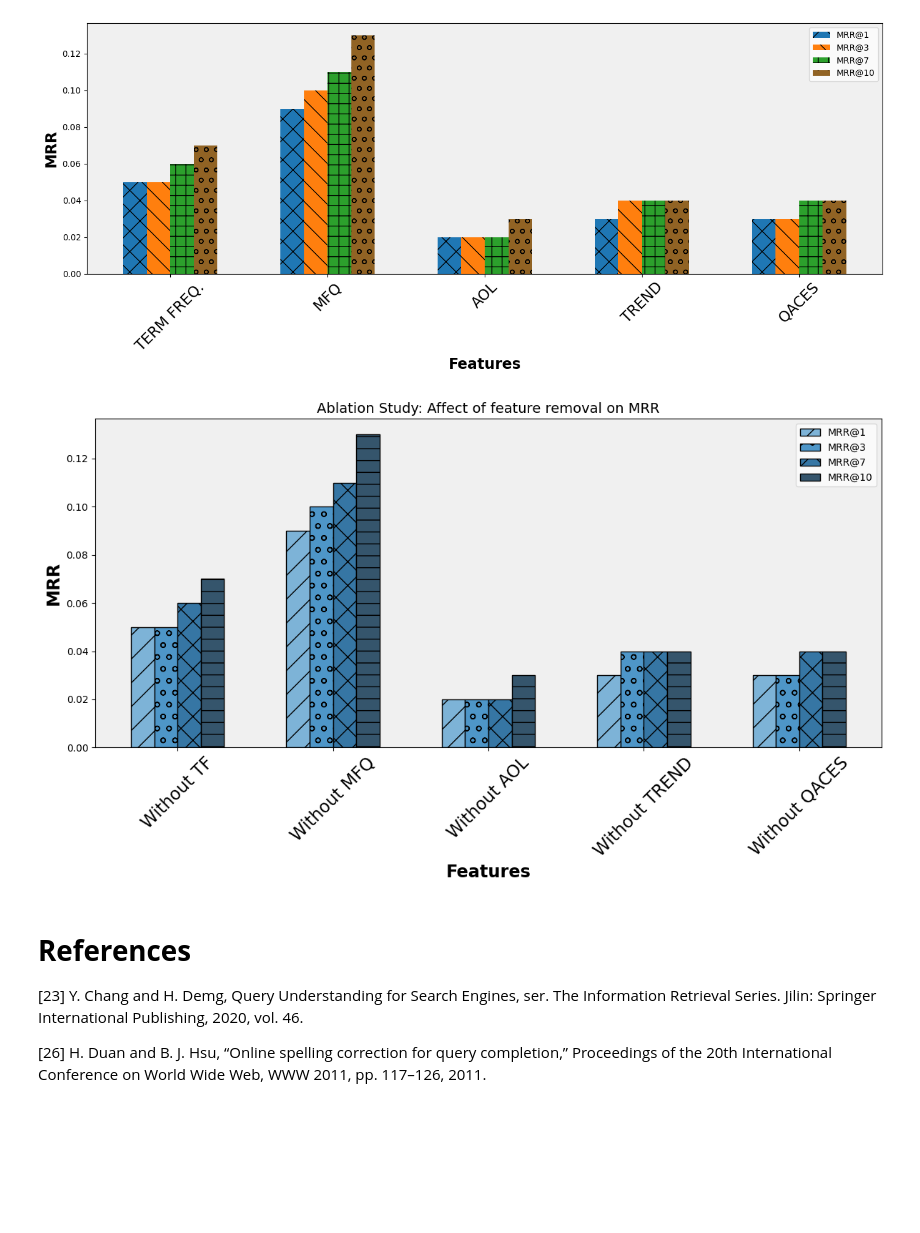
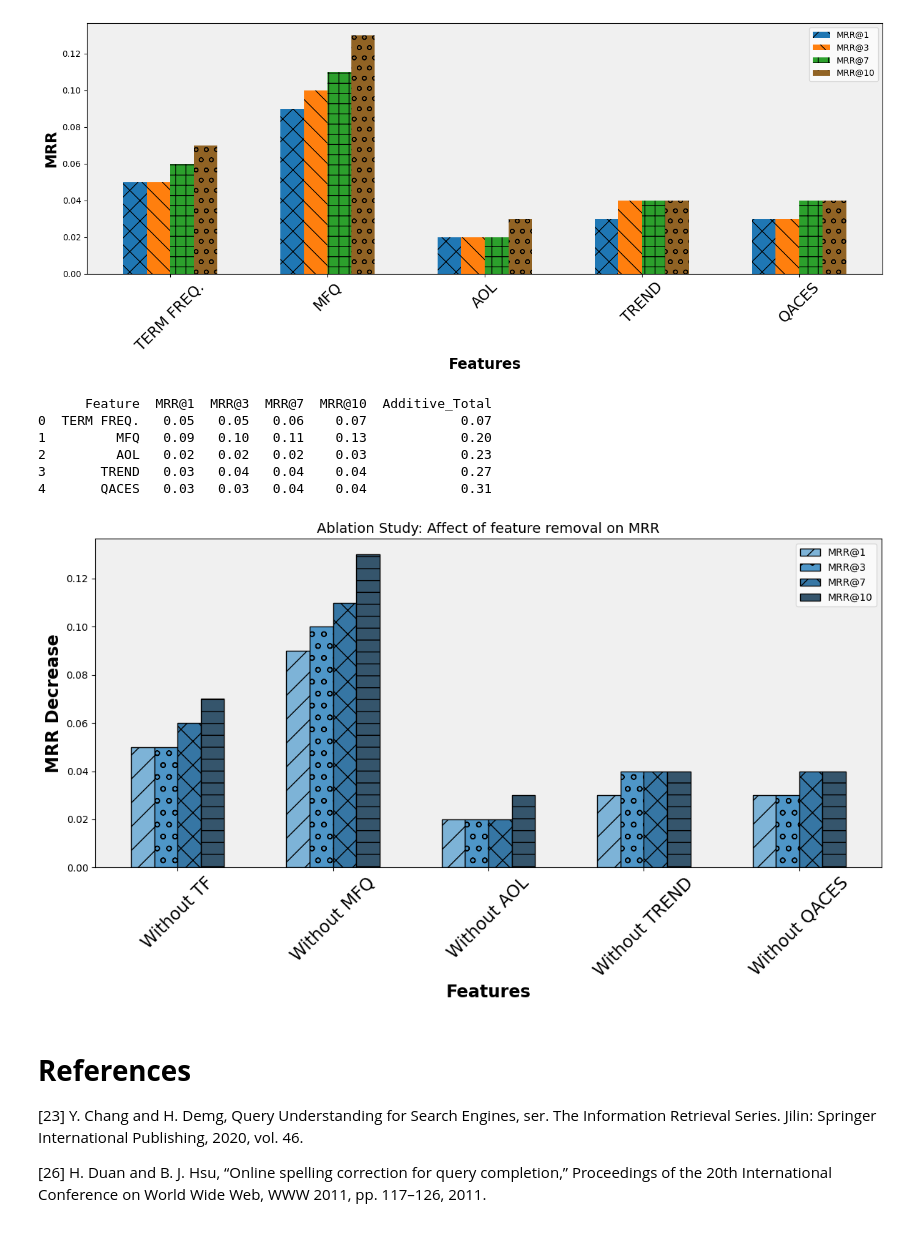
Before and after one commit to ColinDaly75/QAC_LTR_for_ES, a Jupyter notebook: mrr-enterprise-search.ipynb, the cells around one changed output. Drawn from its saved outputs; the diff is of its cells as text; code cells hidden in the pictures; blank space fills up the shorter version.

```diff
--- a/mrr-enterprise-search.ipynb
+++ b/mrr-enterprise-search.ipynb
@@ -332,6 +332,15 @@ plt.savefig('Fig-QAC-MRR-Ablation.png', bbox_inches='tight')
 plt.show()
 # %% [output]
 [figure]
+# %%
+print(df)
+# %% [output]
+      Feature  MRR@1  MRR@3  MRR@7  MRR@10  Additive_Total
+0  TERM FREQ.   0.05   0.05   0.06    0.07            0.07
+1         MFQ   0.09   0.10   0.11    0.13            0.20
+2         AOL   0.02   0.02   0.02    0.03            0.23
+3       TREND   0.03   0.04   0.04    0.04            0.27
+4       QACES   0.03   0.03   0.04    0.04            0.31
 # %%
 import seaborn as sns
 
@@ -344,35 +353,35 @@ patterns = ['/', 'o', 'x', '-', '+', 'o', 'O', '.', '*']
 
 bar_width = 0.15
 bar_positions = np.arange(len(df['Feature']))
 
 # Create new feature labels with 'Without' prepended and rename TERM FREQUENCY to TF
 feature_labels = []
 for feature in df['Feature']:
     if feature == 'TERM FREQ.':
         feature_labels.append('Without TF')
     else:
         feature_labels.append('Without ' + feature)
 
 for i, col in enumerate(['MRR@1', 'MRR@3', 'MRR@7', 'MRR@10']):
     ax.bar(bar_positions + i*bar_width, df[col], bar_width, label=col,
            color=palette[i], hatch=patterns[i], edgecolor='black')
 
 legend = ax.legend(loc='upper right', fontsize='medium', title_fontsize='xx-large', fancybox=True)
 legend.get_frame().set_alpha(0.7)
 
 ax.set_facecolor('#f0f0f0')
 ax.set_xlabel("Features", fontweight='bold',fontsize='xx-large')
-ax.set_ylabel("MRR", fontweight='bold',fontsize='xx-large')
+ax.set_ylabel("MRR Decrease", fontweight='bold',fontsize='xx-large')
 
 # Use the new feature labels with 'Without' prepended and TF instead of TERM FREQUENCY
 plt.xticks(bar_positions + 1.5*bar_width, feature_labels, rotation=45, fontsize='xx-large')
 
 plt.tight_layout()
 plt.savefig('Fig-QAC-MRR-Ablation.png', bbox_inches='tight')
 
 plt.show()
 # %% [output]
-[figure, old version]
+[figure, new version]
 # %% [markdown]
 # **References** <a class="anchor"  id="References"></a>
 
```
